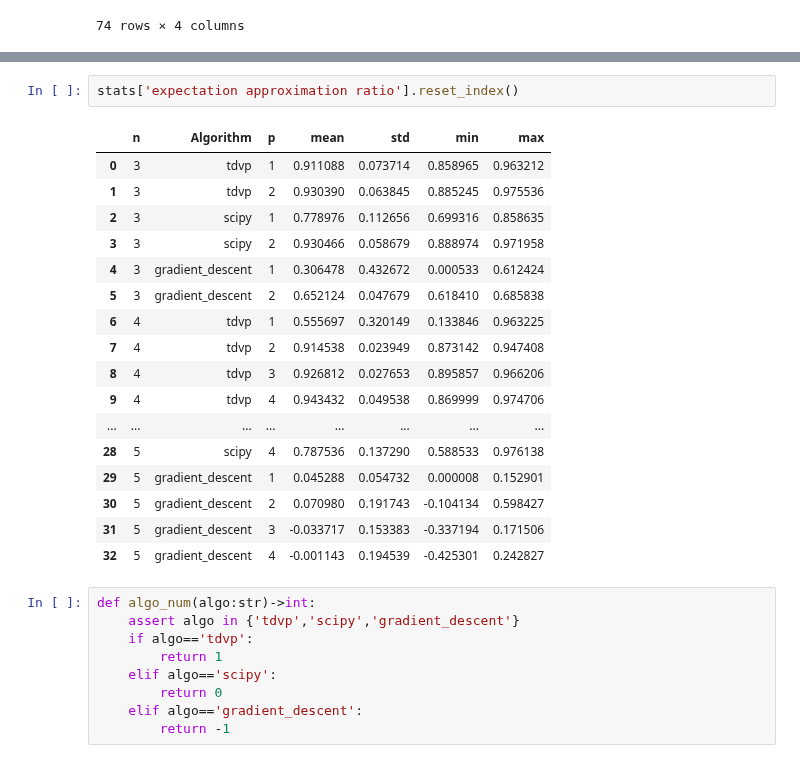
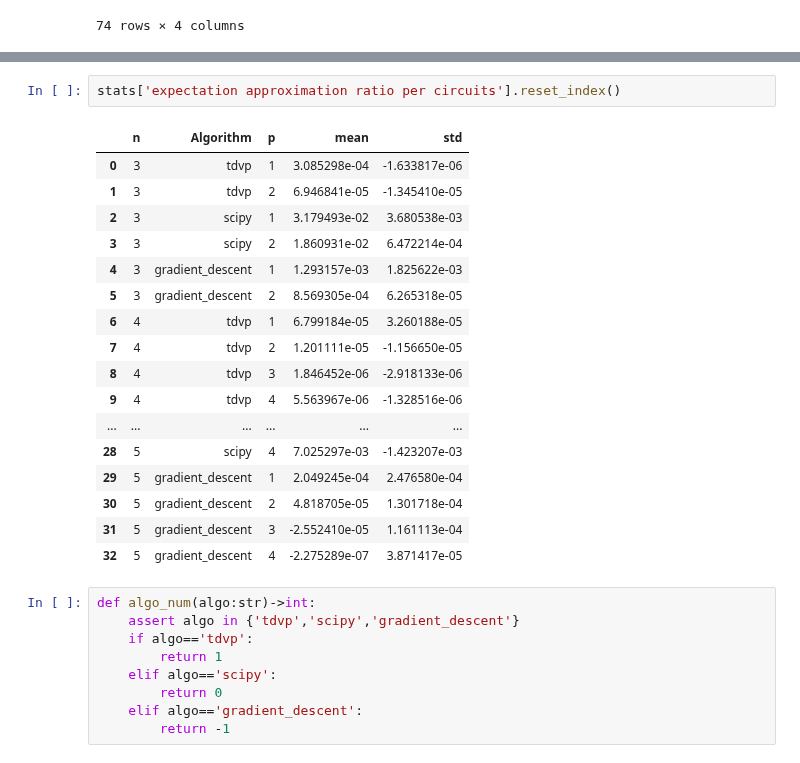
Before and after one commit to LeonhardRichter/TDVP_and_QAOA, a Jupyter notebook: plots.ipynb, the cells around one changed output, grey strips where cells are left out. Saved outputs shown, nothing was run; the diff lists cells and outputs as text.

```diff
--- a/plots.ipynb
+++ b/plots.ipynb
@@ -67,23 +76,23 @@ stats.head(10)
 # %%
-stats['expectation approximation ratio'].reset_index()
+stats['expectation approximation ratio per circuits'].reset_index()
 # %% [output]
-|  | n | Algorithm | p | mean | std | min | max |
-| 0 | 3 | tdvp | 1 | 0.911088 | 0.073714 | 0.858965 | 0.963212 |
-| 1 | 3 | tdvp | 2 | 0.930390 | 0.063845 | 0.885245 | 0.975536 |
-| 2 | 3 | scipy | 1 | 0.778976 | 0.112656 | 0.699316 | 0.858635 |
-| 3 | 3 | scipy | 2 | 0.930466 | 0.058679 | 0.888974 | 0.971958 |
-| 4 | 3 | gradient_descent | 1 | 0.306478 | 0.432672 | 0.000533 | 0.612424 |
-| 5 | 3 | gradient_descent | 2 | 0.652124 | 0.047679 | 0.618410 | 0.685838 |
-| 6 | 4 | tdvp | 1 | 0.555697 | 0.320149 | 0.133846 | 0.963225 |
-| 7 | 4 | tdvp | 2 | 0.914538 | 0.023949 | 0.873142 | 0.947408 |
-| 8 | 4 | tdvp | 3 | 0.926812 | 0.027653 | 0.895857 | 0.966206 |
-| 9 | 4 | tdvp | 4 | 0.943432 | 0.049538 | 0.869999 | 0.974706 |
-| ... | ... | ... | ... | ... | ... | ... | ... |
-| 28 | 5 | scipy | 4 | 0.787536 | 0.137290 | 0.588533 | 0.976138 |
-| 29 | 5 | gradient_descent | 1 | 0.045288 | 0.054732 | 0.000008 | 0.152901 |
-| 30 | 5 | gradient_descent | 2 | 0.070980 | 0.191743 | -0.104134 | 0.598427 |
-| 31 | 5 | gradient_descent | 3 | -0.033717 | 0.153383 | -0.337194 | 0.171506 |
-| 32 | 5 | gradient_descent | 4 | -0.001143 | 0.194539 | -0.425301 | 0.242827 |
+|  | n | Algorithm | p | mean | std |
+| 0 | 3 | tdvp | 1 | 3.085298e-04 | -1.633817e-06 |
+| 1 | 3 | tdvp | 2 | 6.946841e-05 | -1.345410e-05 |
+| 2 | 3 | scipy | 1 | 3.179493e-02 | 3.680538e-03 |
+| 3 | 3 | scipy | 2 | 1.860931e-02 | 6.472214e-04 |
+| 4 | 3 | gradient_descent | 1 | 1.293157e-03 | 1.825622e-03 |
+| 5 | 3 | gradient_descent | 2 | 8.569305e-04 | 6.265318e-05 |
+| 6 | 4 | tdvp | 1 | 6.799184e-05 | 3.260188e-05 |
+| 7 | 4 | tdvp | 2 | 1.201111e-05 | -1.156650e-05 |
+| 8 | 4 | tdvp | 3 | 1.846452e-06 | -2.918133e-06 |
+| 9 | 4 | tdvp | 4 | 5.563967e-06 | -1.328516e-06 |
+| ... | ... | ... | ... | ... | ... |
+| 28 | 5 | scipy | 4 | 7.025297e-03 | -1.423207e-03 |
+| 29 | 5 | gradient_descent | 1 | 2.049245e-04 | 2.476580e-04 |
+| 30 | 5 | gradient_descent | 2 | 4.818705e-05 | 1.301718e-04 |
+| 31 | 5 | gradient_descent | 3 | -2.552410e-05 | 1.161113e-04 |
+| 32 | 5 | gradient_descent | 4 | -2.275289e-07 | 3.871417e-05 |
 # %%
 def algo_num(algo:str)->int:
     assert algo in {'tdvp','scipy','gradient_descent'}
```
Also changed, not shown: parts of 9 cells of this notebook, 11 other files.
